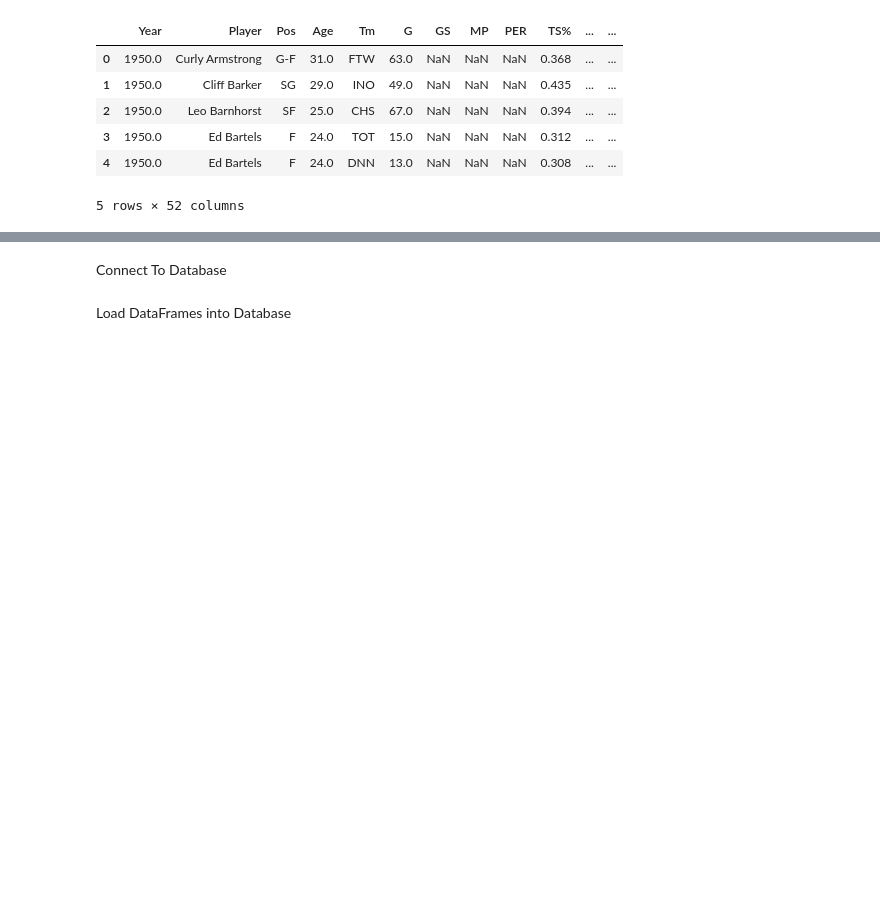
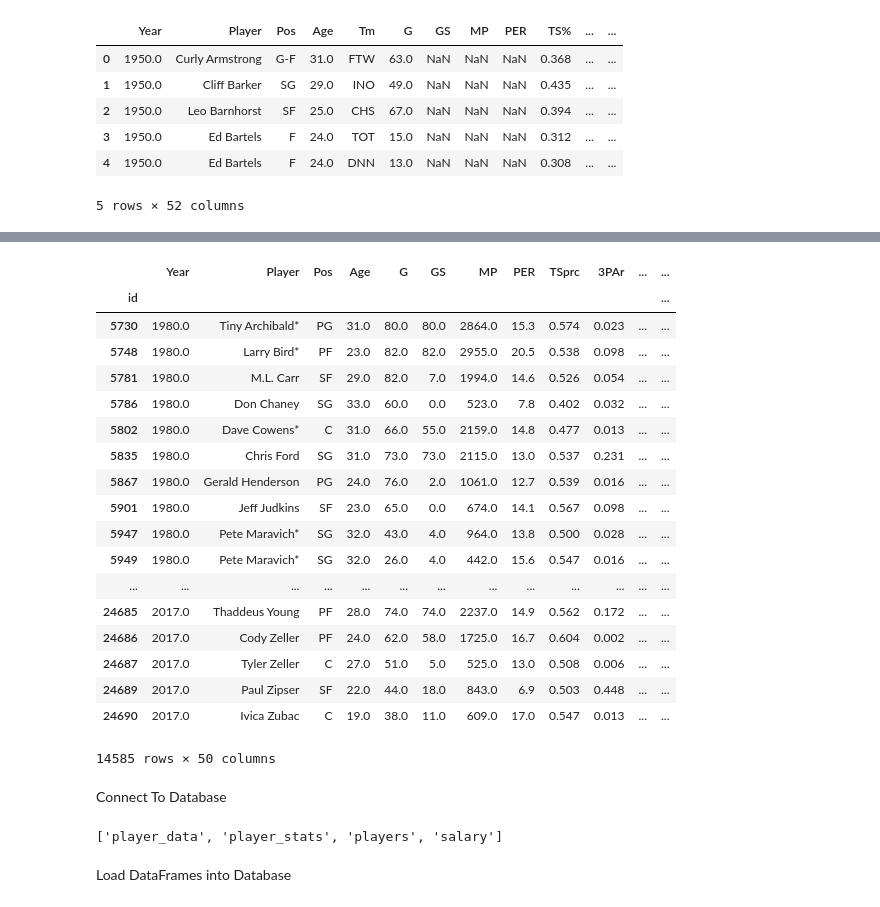
Before and after one commit to peterjorphan/13-ETL-Project, a Jupyter notebook: etl_stats.ipynb, the cells around one changed output, grey strips where cells are left out. Saved outputs shown, nothing was run; the diff lists cells and outputs as text; code cells hidden in the pictures; blank space fills up the shorter version.

```diff
--- a/etl_stats.ipynb
+++ b/etl_stats.ipynb
@@ -70 +59,10 @@ stats_df.head()
 5 rows × 51 columns
+# %%
+# Rename Columns (replace all % with prc, and / with -)
+
+rename_dict = {}
+for c in list(stats_df.columns):
+    rename_dict[c] = c.replace('%','prc').replace("/", '')
+
+stats_df.rename(columns=rename_dict, inplace=True)
+stats_df.columns
@@ -71,3 +77,32 @@ stats_df.head()
+# %%
+# select desired columns
+stats_df = stats_df[['Year', 'Player', 'Pos', 'Age', 'G', 'GS', 'MP', 'PER', 'TSprc',
+       '3PAr', 'FTr', 'ORBprc', 'DRBprc', 'TRBprc', 'ASTprc', 'STLprc',
+       'BLKprc', 'TOVprc', 'USGprc', 'OWS', 'DWS', 'WS', 'WS48', 'OBPM',
+       'DBPM', 'BPM', 'VORP', 'FG', 'FGA', 'FGprc', '3P', '3PA', '3Pprc', '2P',
+       '2PA', '2Pprc', 'eFGprc', 'FT', 'FTA', 'FTprc', 'ORB', 'DRB', 'TRB',
+       'AST', 'STL', 'BLK', 'TOV', 'PF', 'PTS', 'namekey']]
+stats_df
+# %% [output]
+|  | Year | Player | Pos | Age | G | GS | MP | PER | TSprc | 3PAr | ... | ... |
+| id |  |  |  |  |  |  |  |  |  |  |  | ... |
+| 5730 | 1980.0 | Tiny Archibald* | PG | 31.0 | 80.0 | 80.0 | 2864.0 | 15.3 | 0.574 | 0.023 | ... | ... |
+| 5748 | 1980.0 | Larry Bird* | PF | 23.0 | 82.0 | 82.0 | 2955.0 | 20.5 | 0.538 | 0.098 | ... | ... |
+| 5781 | 1980.0 | M.L. Carr | SF | 29.0 | 82.0 | 7.0 | 1994.0 | 14.6 | 0.526 | 0.054 | ... | ... |
+| 5786 | 1980.0 | Don Chaney | SG | 33.0 | 60.0 | 0.0 | 523.0 | 7.8 | 0.402 | 0.032 | ... | ... |
+| 5802 | 1980.0 | Dave Cowens* | C | 31.0 | 66.0 | 55.0 | 2159.0 | 14.8 | 0.477 | 0.013 | ... | ... |
+| 5835 | 1980.0 | Chris Ford | SG | 31.0 | 73.0 | 73.0 | 2115.0 | 13.0 | 0.537 | 0.231 | ... | ... |
+| 5867 | 1980.0 | Gerald Henderson | PG | 24.0 | 76.0 | 2.0 | 1061.0 | 12.7 | 0.539 | 0.016 | ... | ... |
+| 5901 | 1980.0 | Jeff Judkins | SF | 23.0 | 65.0 | 0.0 | 674.0 | 14.1 | 0.567 | 0.098 | ... | ... |
+| 5947 | 1980.0 | Pete Maravich* | SG | 32.0 | 43.0 | 4.0 | 964.0 | 13.8 | 0.500 | 0.028 | ... | ... |
+| 5949 | 1980.0 | Pete Maravich* | SG | 32.0 | 26.0 | 4.0 | 442.0 | 15.6 | 0.547 | 0.016 | ... | ... |
+| ... | ... | ... | ... | ... | ... | ... | ... | ... | ... | ... | ... | ... |
+| 24685 | 2017.0 | Thaddeus Young | PF | 28.0 | 74.0 | 74.0 | 2237.0 | 14.9 | 0.562 | 0.172 | ... | ... |
+| 24686 | 2017.0 | Cody Zeller | PF | 24.0 | 62.0 | 58.0 | 1725.0 | 16.7 | 0.604 | 0.002 | ... | ... |
+| 24687 | 2017.0 | Tyler Zeller | C | 27.0 | 51.0 | 5.0 | 525.0 | 13.0 | 0.508 | 0.006 | ... | ... |
+| 24689 | 2017.0 | Paul Zipser | SF | 22.0 | 44.0 | 18.0 | 843.0 | 6.9 | 0.503 | 0.448 | ... | ... |
+| 24690 | 2017.0 | Ivica Zubac | C | 19.0 | 38.0 | 11.0 | 609.0 | 17.0 | 0.547 | 0.013 | ... | ... |
+14585 rows × 50 columns
 # %% [markdown]
 Connect To Database
 # %%
@@ -76,7 +111,9 @@ rds_connection_string = f"root:{mysqlpassword}@localhost/basketball_db"
 engine = create_engine(f'mysql://{rds_connection_string}')
 
 # Confirm tables
-# engine.table_names()
+engine.table_names()
+# %% [output]
+['player_data', 'player_stats', 'players', 'salary']
 # %% [markdown]
 Load DataFrames into Database
 # %%
```
Also changed, not shown: parts of 6 cells of this notebook, 11 other files.
